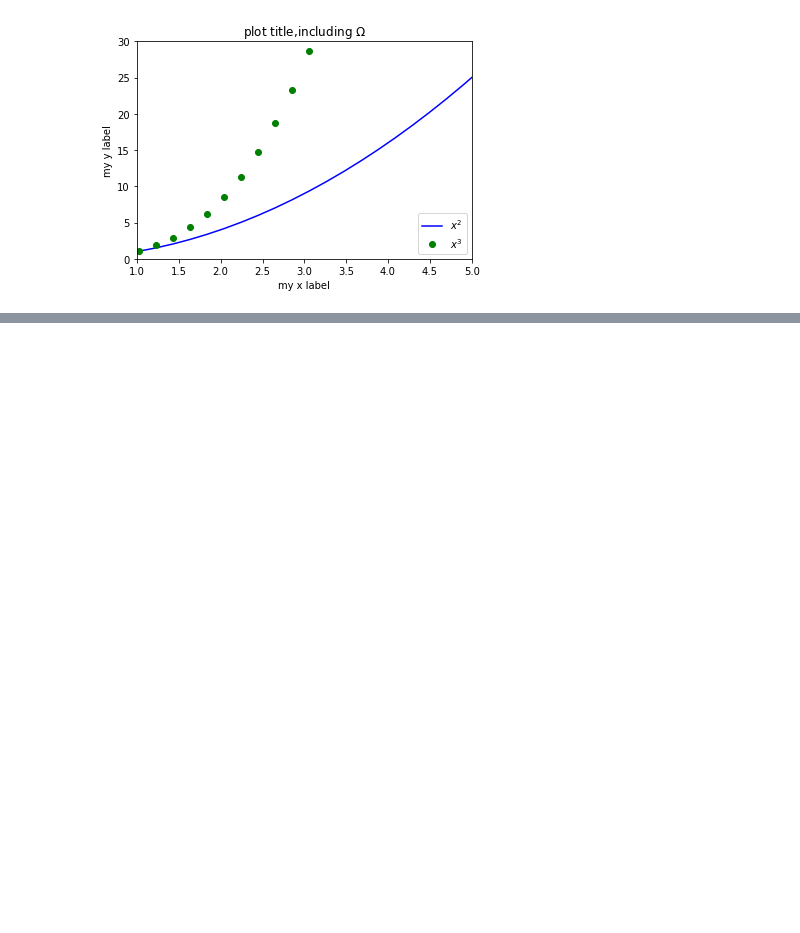
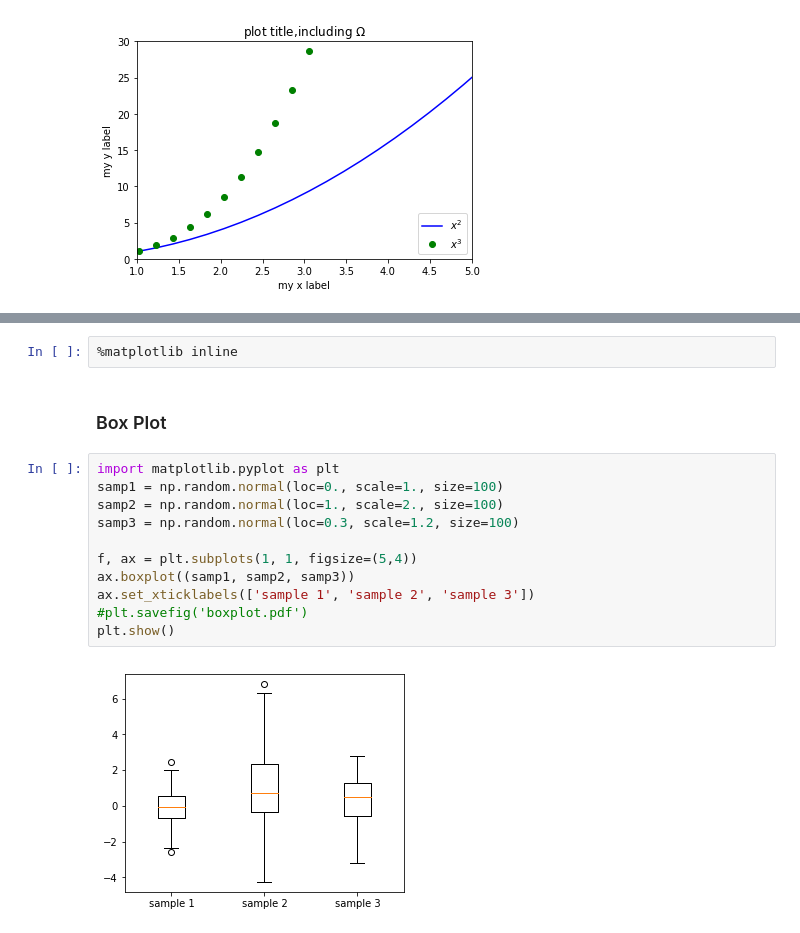
Before and after one commit to jaivrat/python_codes, a Jupyter notebook: learn/notebooks/matplotlib-tutorial.ipynb, the cells around one changed output, grey strips where cells are left out. Saved outputs shown, nothing was run; the diff lists cells and outputs as text; blank space fills up the shorter version.

```diff
--- a/learn/notebooks/matplotlib-tutorial.ipynb
+++ b/learn/notebooks/matplotlib-tutorial.ipynb
@@ -74,0 +89,17 @@ plt.show()
+# %%
+%matplotlib inline
+# %% [markdown]
+### Box Plot
+# %%
+import matplotlib.pyplot as plt
+samp1 = np.random.normal(loc=0., scale=1., size=100)
+samp2 = np.random.normal(loc=1., scale=2., size=100)
+samp3 = np.random.normal(loc=0.3, scale=1.2, size=100)
+
+f, ax = plt.subplots(1, 1, figsize=(5,4))
+ax.boxplot((samp1, samp2, samp3))
+ax.set_xticklabels(['sample 1', 'sample 2', 'sample 3'])
+#plt.savefig('boxplot.pdf')
+plt.show()
+# %% [output]
+[figure, added]
```
Also changed, not shown: parts of 4 cells of this notebook.
